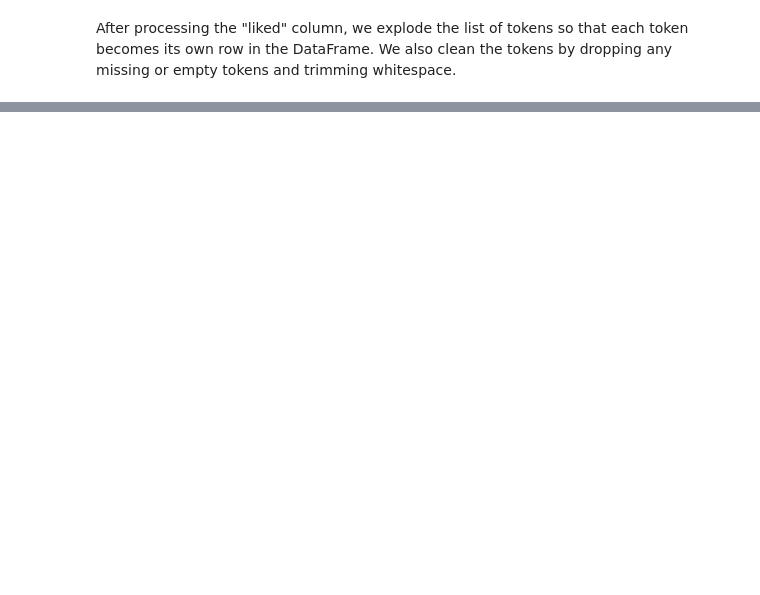
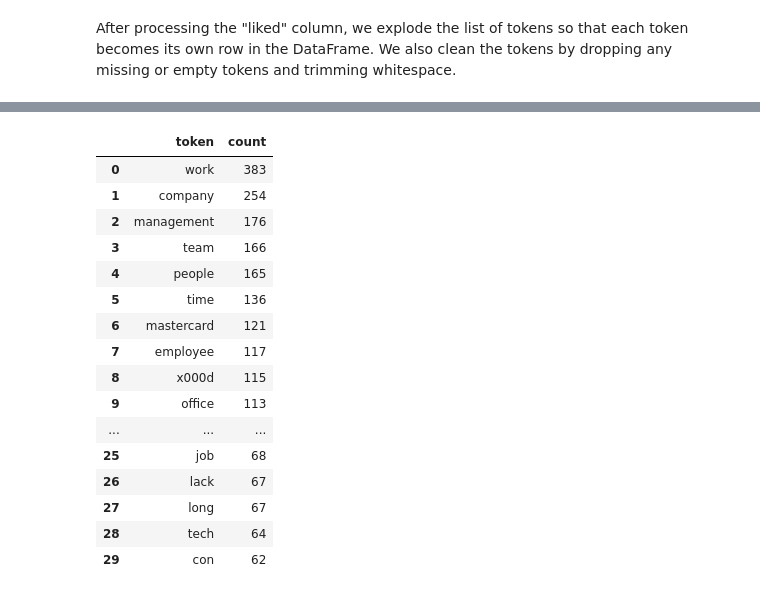
Before and after one commit to bdi475/textbook, a Jupyter notebook: content/nlp-with-mastercard-glassdoor-reviews.ipynb, the cells around one changed output, grey strips where cells are left out. Cells and saved outputs as stored; diff of their text form; code cells hidden in the pictures; blank space fills up the shorter version.

```diff
--- a/content/nlp-with-mastercard-glassdoor-reviews.ipynb
+++ b/content/nlp-with-mastercard-glassdoor-reviews.ipynb
@@ -229,0 +236,17 @@ df_liked_exploded.shape
+# %%
+token_lists = []
+
+# parser is the dependency parser
+# ner is the named entity recognizer
+for doc in nlp.pipe(df["review_disliked_text"], disable=["parser", "ner"]):
+    token_lists.append(
+        [
+            token.lemma_.lower()
+            for token in doc
+            if not token.is_stop and not token.is_punct and not token.is_space
+        ]
+    )
+
+df["review_disliked_tokens"] = token_lists
+
+df[["review_id", "review_disliked_text", "review_disliked_tokens"]].head()
@@ -229,0 +260,7 @@ df_liked_exploded.shape
+# %%
+# Explode disliked_tokens so each token becomes its own row
+df_disliked_exploded = df[["review_id", "review_disliked_tokens"]].explode("review_disliked_tokens").reset_index(drop=True)
+df_disliked_exploded = df_disliked_exploded.rename(columns={"review_disliked_tokens": "token"})
+
+# Inspect result
+df_disliked_exploded.head()
@@ -229,0 +274,21 @@ df_liked_exploded.shape
+# %%
+df_disliked_common_tokens = df_disliked_exploded["token"].value_counts().to_frame().reset_index().head(30)
+df_disliked_common_tokens
+# %% [output]
+|  | token | count |
+| 0 | work | 383 |
+| 1 | company | 254 |
+| 2 | management | 176 |
+| 3 | team | 166 |
+| 4 | people | 165 |
+| 5 | time | 136 |
+| 6 | mastercard | 121 |
+| 7 | employee | 117 |
+| 8 | x000d | 115 |
+| 9 | office | 113 |
+| ... | ... | ... |
+| 25 | job | 68 |
+| 26 | lack | 67 |
+| 27 | long | 67 |
+| 28 | tech | 64 |
+| 29 | con | 62 |
```
Also changed, not shown: parts of 18 cells of this notebook.
